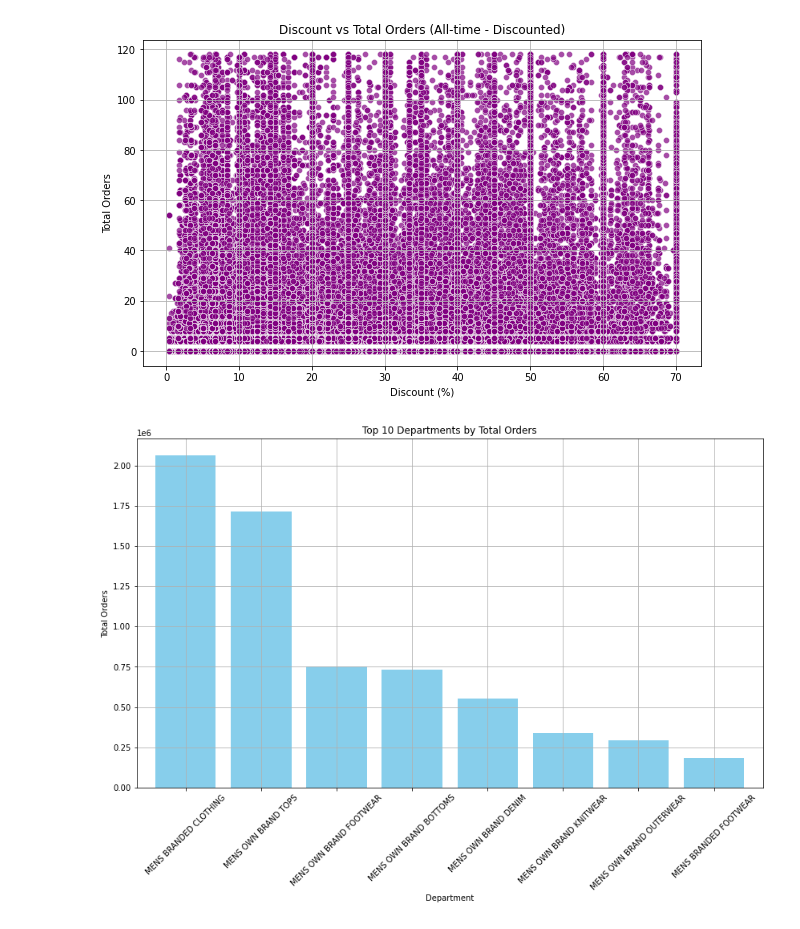
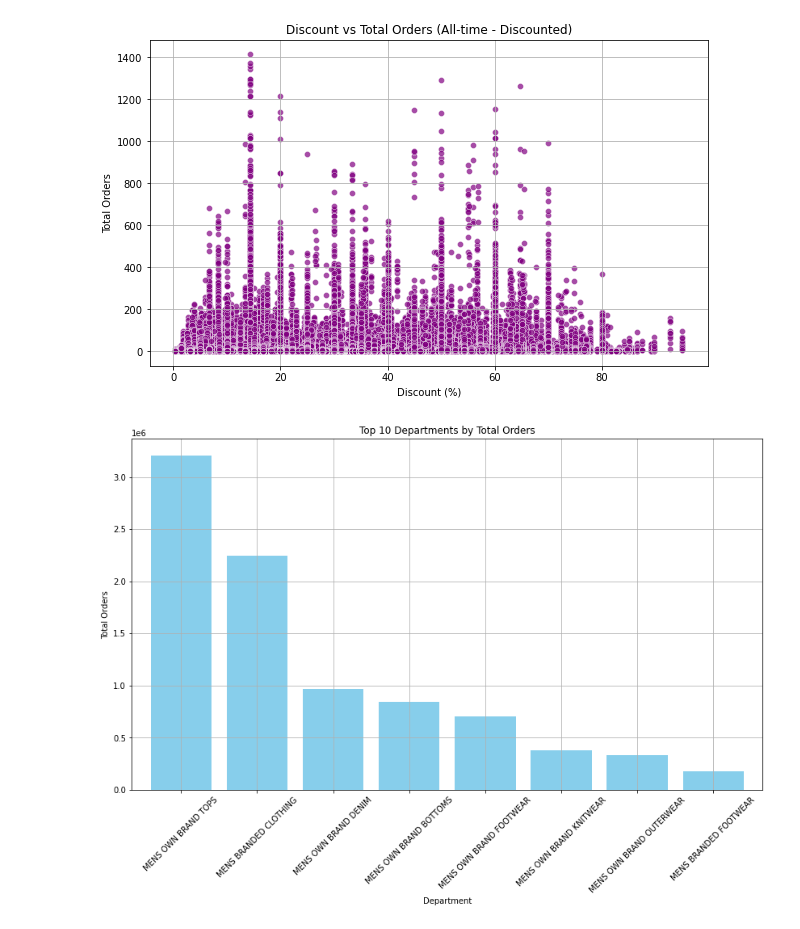
Before and after one commit to atiya16384/Monumentum_Makers, a Jupyter notebook: test.ipynb, the cells around one changed output. Drawn from its saved outputs; the diff is of its cells as text; code cells hidden in the pictures.

```diff
--- a/test.ipynb
+++ b/test.ipynb
@@ -112,7 +124,7 @@ import seaborn as sns
 import numpy as np
 
 # Load cleaned data
-file_path = 'cleaned_orders_discount_data.csv'
+file_path = 'cleaned_orders_discount_data_upper.csv'
 data_cleaned = pd.read_csv(file_path)
 
 # Ensure the date column is datetime
@@ -235,32 +247,32 @@ avg_orders_by_discount = discounted_data.groupby(pd.cut(discounted_data['discoun
 plt.figure(figsize=(12, 6))
 avg_orders_by_discount.plot(kind='bar', color='teal', width=0.8)
 plt.title('Average Orders by Discount Range')
 plt.xlabel('Discount Range')
 plt.ylabel('Average Orders')
 plt.grid(True)
 plt.show()
 
 ### 7. Monthly Total Orders Over Time
 plt.figure(figsize=(12, 6))
 plt.plot(monthly_data['date_of_order'], monthly_data['orders_discounted'], marker='o', color='blue', label='Discounted Orders')
 plt.plot(monthly_data['date_of_order'], monthly_data['orders_non_discounted'], marker='o', linestyle='--', color='orange', label='Non-Discounted Orders')
 plt.title('Monthly Total Orders Over Time')
 plt.xlabel('Month')
 plt.ylabel('Total Orders')
 plt.legend()
 plt.grid(True)
 plt.show()
 
 ### 8. Monthly Orders: Discounted vs Non-Discounted
 plt.figure(figsize=(12, 6))
 sns.lineplot(x='date_of_order', y='orders_discounted', data=monthly_data, label='Discounted Orders', color='blue')
 sns.lineplot(x='date_of_order', y='orders_non_discounted', data=monthly_data, label='Non-Discounted Orders', color='orange')
 plt.title('Monthly Orders: Discounted vs Non-Discounted')
 plt.xlabel('Month')
 plt.ylabel('Total Orders')
 plt.legend()
 plt.grid(True)
 plt.show()
 # %% [output]
-[figure, old version]
+[figure, new version]
-[figure, old version]
+[figure, new version]
```
Also changed, not shown: parts of 4 cells of this notebook, 4 other files.
